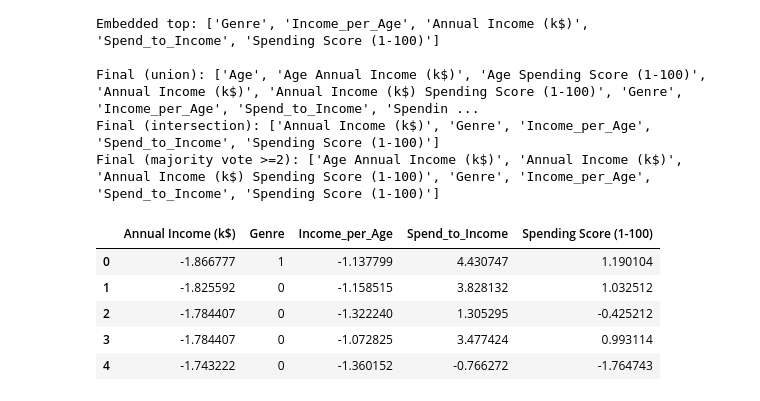
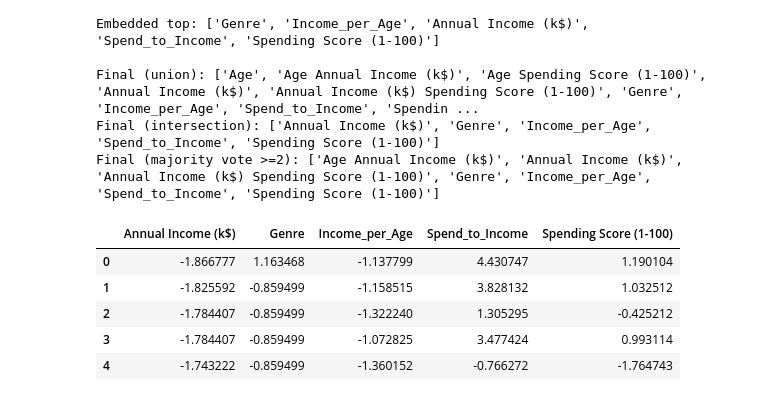
Before and after one commit to Pseudonymous-gdy/Data-Mining-Project, a Jupyter notebook: Preprocessing.ipynb, the cells around one changed output. Drawn from its saved outputs; the diff is of its cells as text; code cells hidden in the pictures.

```diff
--- a/Preprocessing.ipynb
+++ b/Preprocessing.ipynb
@@ -523,13 +518,17 @@ Final (union): ['Age', 'Age Annual Income (k$)', 'Age Spending Score (1-100)', '
 Final (intersection): ['Annual Income (k$)', 'Genre', 'Income_per_Age', 'Spend_to_Income', 'Spending Score (1-100)']
 Final (majority vote >=2): ['Age Annual Income (k$)', 'Annual Income (k$)', 'Annual Income (k$) Spending Score (1-100)', 'Genre', 'Income_per_Age', 'Spend_to_Income', 'Spending Score (1-100)']
 # %%
+from sklearn.preprocessing import StandardScaler
 df_final = df[final_intersection]
+ss = StandardScaler()
+df_final_scaled = ss.fit_transform(df_final)
+df_final = pd.DataFrame(df_final_scaled, columns=final_intersection)
 df_final.to_csv("Preprocessed_Data.csv", index=False)
 df_final.head()
 # %% [output]
 |  | Annual Income (k$) | Genre | Income_per_Age | Spend_to_Income | Spending Score (1-100) |
-| 0 | -1.866777 | 1 | -1.137799 | 4.430747 | 1.190104 |
-| 1 | -1.825592 | 0 | -1.158515 | 3.828132 | 1.032512 |
-| 2 | -1.784407 | 0 | -1.322240 | 1.305295 | -0.425212 |
-| 3 | -1.784407 | 0 | -1.072825 | 3.477424 | 0.993114 |
-| 4 | -1.743222 | 0 | -1.360152 | -0.766272 | -1.764743 |
+| 0 | -1.866777 | 1.163468 | -1.137799 | 4.430747 | 1.190104 |
+| 1 | -1.825592 | -0.859499 | -1.158515 | 3.828132 | 1.032512 |
+| 2 | -1.784407 | -0.859499 | -1.322240 | 1.305295 | -0.425212 |
+| 3 | -1.784407 | -0.859499 | -1.072825 | 3.477424 | 0.993114 |
+| 4 | -1.743222 | -0.859499 | -1.360152 | -0.766272 | -1.764743 |
```
Also changed, not shown: parts of 1 cell of this notebook, 1 other file.
